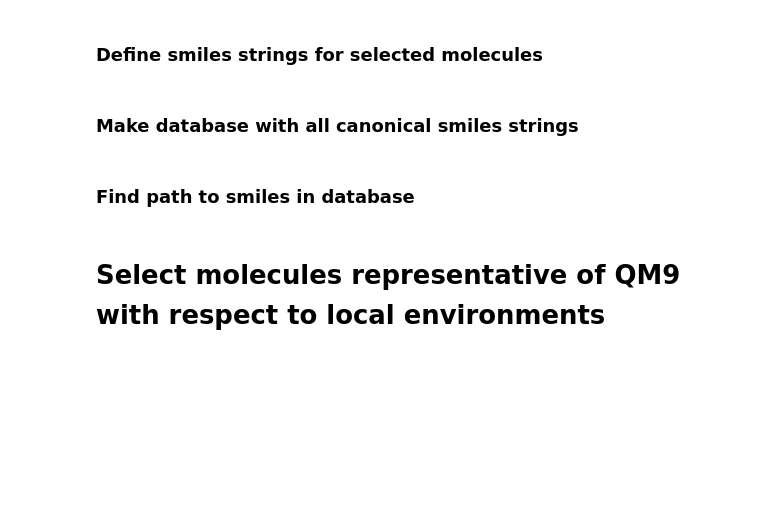
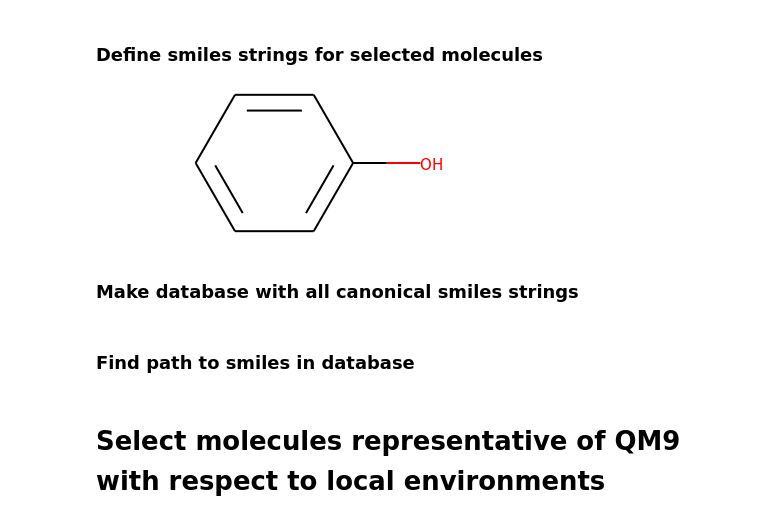
Before and after one commit to ferchault/APDFT, a Jupyter notebook: prototyping/atomic_energies/hitp/select_molecules.ipynb, the cells around one changed output. Saved outputs shown, nothing was run; the diff lists cells and outputs as text; code cells hidden in the pictures; blank space fills up the shorter version.

```diff
--- a/prototyping/atomic_energies/hitp/select_molecules.ipynb
+++ b/prototyping/atomic_energies/hitp/select_molecules.ipynb
@@ -24,6 +24,10 @@ cyclohexane_derivates = ['CC1CCCCC1', 'OC1CCCCC1']
 
 # change in number of electrons
 changing_Ne = ['C', 'CC', 'CCC', 'CCCC', 'CCCCC', 'CCCCCC']
+# %%
+Chem.MolFromSmiles('Oc1ccccc1')
+# %% [output]
+[figure, added]
 # %% [markdown]
 ### Make database with all canonical smiles strings
 # %%
```
Also changed, not shown: parts of 1 cell of this notebook.
